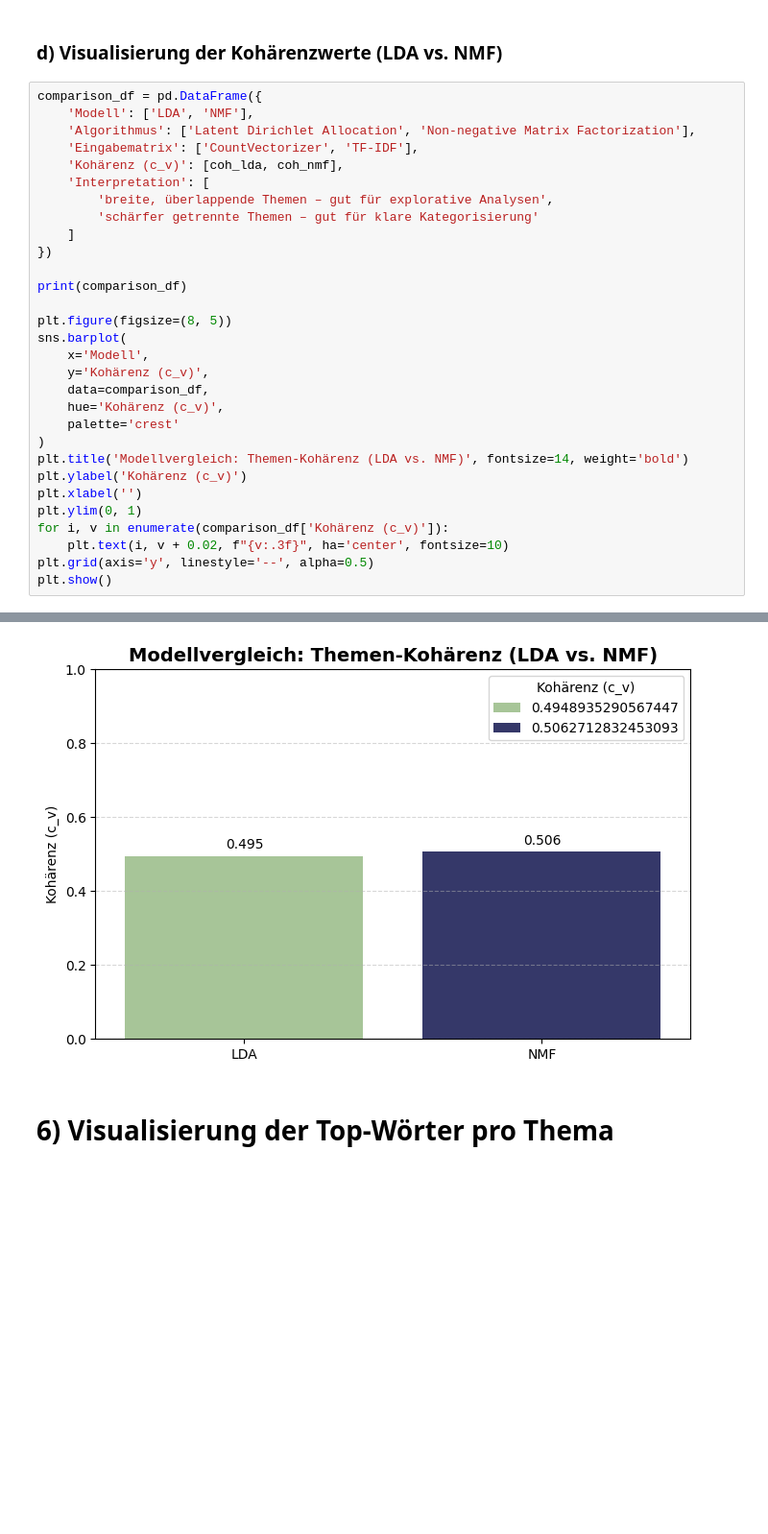
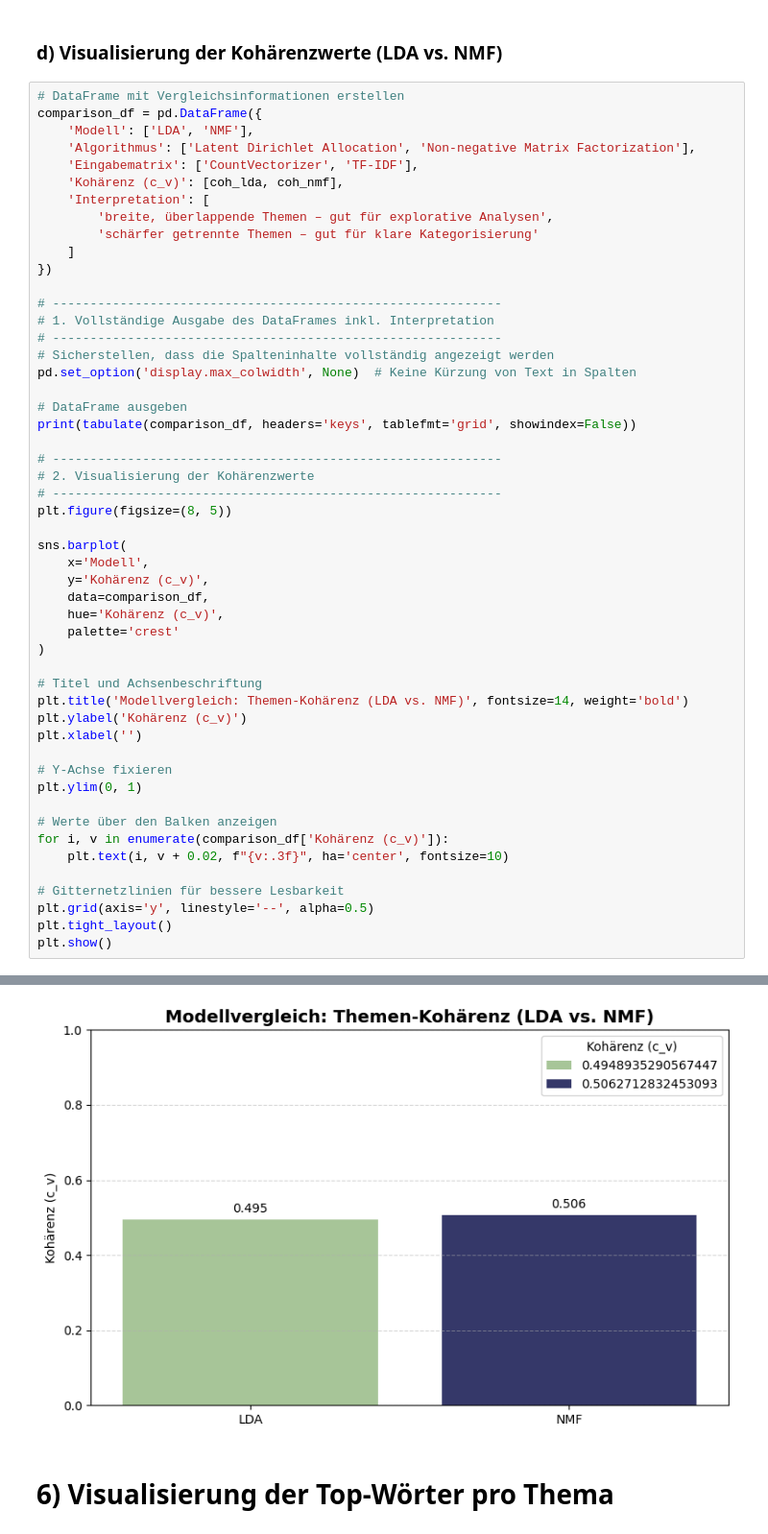
Before and after one commit to StGDev25/cfpb-nlp-analysis, a Jupyter notebook: DLBDSEDA02_D.ipynb, the cells around one changed output, grey strips where cells are left out. Shown at 96% size. Saved outputs shown, nothing was run; the diff lists cells and outputs as text; blank space fills up the shorter version.

```diff
--- a/DLBDSEDA02_D.ipynb
+++ b/DLBDSEDA02_D.ipynb
@@ -485,6 +494,7 @@ Coherence Score NMF  : 0.5063
 # %% [markdown]
 ### d) Visualisierung der Kohärenzwerte (LDA vs. NMF)
 # %%
+# DataFrame mit Vergleichsinformationen erstellen
 comparison_df = pd.DataFrame({
     'Modell': ['LDA', 'NMF'],
     'Algorithmus': ['Latent Dirichlet Allocation', 'Non-negative Matrix Factorization'],
@@ -496,9 +506,20 @@ comparison_df = pd.DataFrame({
     ]
 })
 
-print(comparison_df)
+# ------------------------------------------------------------
+# 1. Vollständige Ausgabe des DataFrames inkl. Interpretation
+# ------------------------------------------------------------
+# Sicherstellen, dass die Spalteninhalte vollständig angezeigt werden
+pd.set_option('display.max_colwidth', None)  # Keine Kürzung von Text in Spalten
 
+# DataFrame ausgeben
+print(tabulate(comparison_df, headers='keys', tablefmt='grid', showindex=False))
+
+# ------------------------------------------------------------
+# 2. Visualisierung der Kohärenzwerte
+# ------------------------------------------------------------
 plt.figure(figsize=(8, 5))
+
 sns.barplot(
     x='Modell',
     y='Kohärenz (c_v)',
@@ -506,12 +527,21 @@ sns.barplot(
     hue='Kohärenz (c_v)',
     palette='crest'
 )
+
+# Titel und Achsenbeschriftung
 plt.title('Modellvergleich: Themen-Kohärenz (LDA vs. NMF)', fontsize=14, weight='bold')
 plt.ylabel('Kohärenz (c_v)')
 plt.xlabel('')
+
+# Y-Achse fixieren
 plt.ylim(0, 1)
+
+# Werte über den Balken anzeigen
 for i, v in enumerate(comparison_df['Kohärenz (c_v)']):
     plt.text(i, v + 0.02, f"{v:.3f}", ha='center', fontsize=10)
+
+# Gitternetzlinien für bessere Lesbarkeit
 plt.grid(axis='y', linestyle='--', alpha=0.5)
+plt.tight_layout()
 plt.show()
 # %% [output]
@@ -525,4 +555,4 @@ plt.show()
-[figure, old version]
+[figure, new version]
 # %% [markdown]
 # 6) Visualisierung der Top-Wörter pro Thema
 # %%
```
Also changed, not shown: parts of 14 cells of this notebook, 1 other file.
